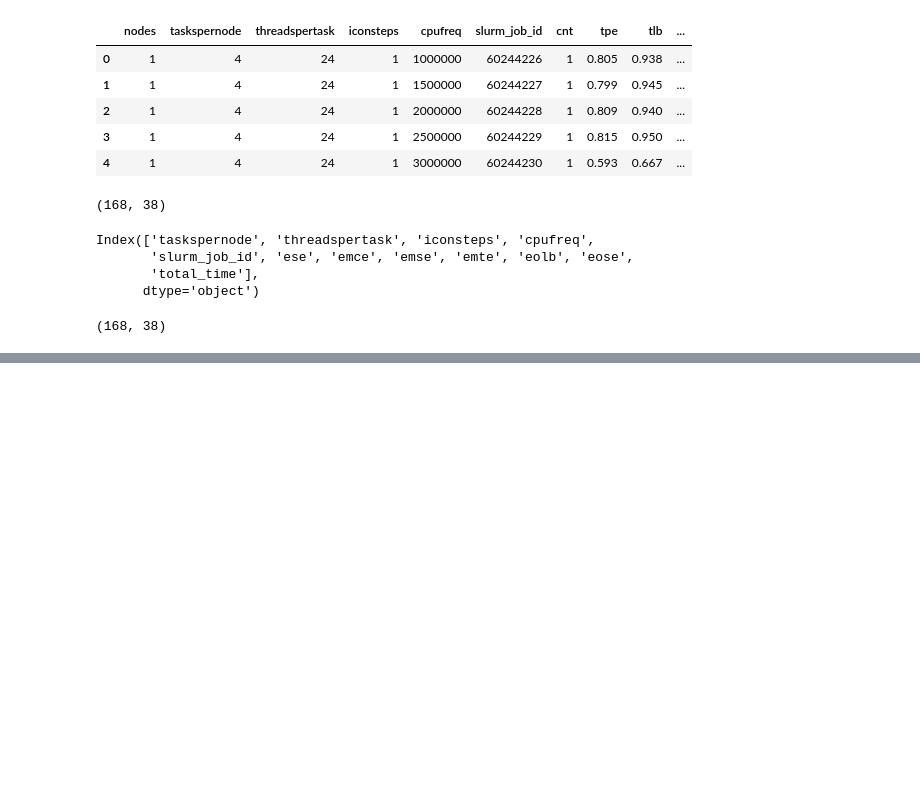
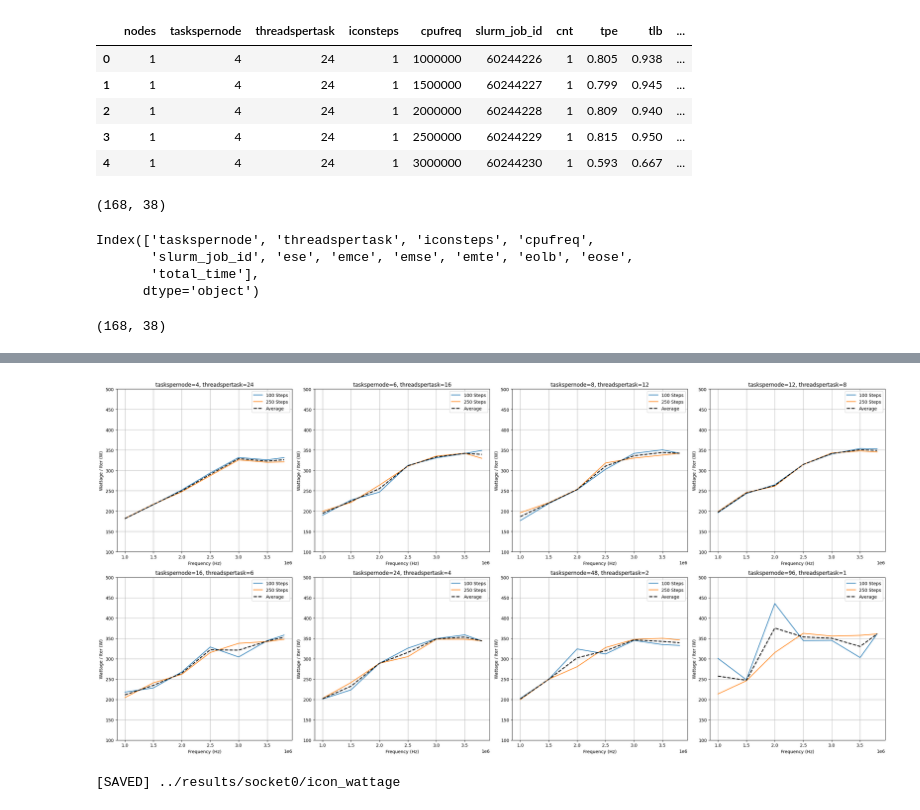
Before and after one commit to arcturus5340/ee-hpc-research, a Jupyter notebook: notebooks/icon_data_analysis.ipynb, the cells around one changed output, grey strips where cells are left out. Drawn from its saved outputs; the diff is of its cells as text; code cells hidden in the pictures; blank space fills up the shorter version.

```diff
--- a/notebooks/icon_data_analysis.ipynb
+++ b/notebooks/icon_data_analysis.ipynb
@@ -201,0 +189,42 @@ print(f"[SAVED] {outpath}")
+# %%
+fig, axs = plt.subplots(nrows, ncols, figsize=(25, 6 * nrows), squeeze=False)
+outpath = "../results/socket0/icon_wattage"
+
+for t_idx, task in enumerate(tasks):
+    col = t_idx % ncols
+    row = t_idx // ncols
+
+    cpufreqs = sorted(df_without_overflow.loc[df_without_overflow["taskspernode"] == task, "cpufreq"].unique())
+    if len(cpufreqs) == 0:
+        cpufreqs = sorted(df.loc[df["taskspernode"] == task, "cpufreq"].unique())
+    cpufreqs = np.array(cpufreqs)
+
+    wattage_store = {}
+    for step in sorted(set(runtime_data[task].keys()).intersection(set(energy_data[task].keys()))):
+        rt = np.array(runtime_data[task][step], dtype=float)
+        en = np.array(energy_data[task][step], dtype=float)
+        with np.errstate(divide='ignore', invalid='ignore'):
+            watt = np.where(rt > 0, en / rt, np.nan)
+        wattage_store[step] = watt
+        axs[row, col].plot(cpufreqs, watt, label=f"{step} Steps")
+
+    if all(s in wattage_store for s in avg_steps):
+        y_avg_w = np.mean(np.vstack([wattage_store[s] for s in avg_steps]), axis=0)
+        axs[row, col].plot(cpufreqs, y_avg_w, linestyle="--", linewidth=2, color="k", label=f"Average")
+    else:
+        found = [s for s in avg_steps if s in wattage_store]
+
+    axs[row, col].set_title(f'taskspernode={task}, threadspertask={96//task}')
+    axs[row, col].set_xlabel('Frequency (Hz)')
+    axs[row, col].set_ylabel('Wattage / Iter (W)')
+    axs[row, col].set_ylim([100, 500])
+    axs[row, col].legend()
+    axs[row, col].grid(True)
+
+plt.tight_layout()
+plt.savefig(outpath, dpi=300)
+plt.show()
+print(f"[SAVED] {outpath}")
+# %% [output]
+[figure, added]
+[SAVED] ../results/socket0/icon_wattage
```
Also changed, not shown: parts of 4 cells of this notebook, 2 other files.
